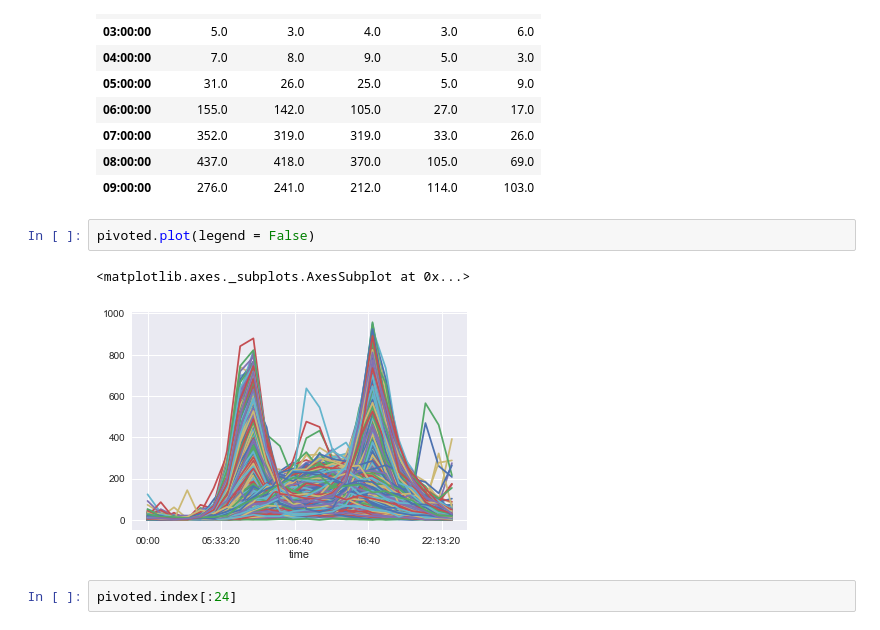
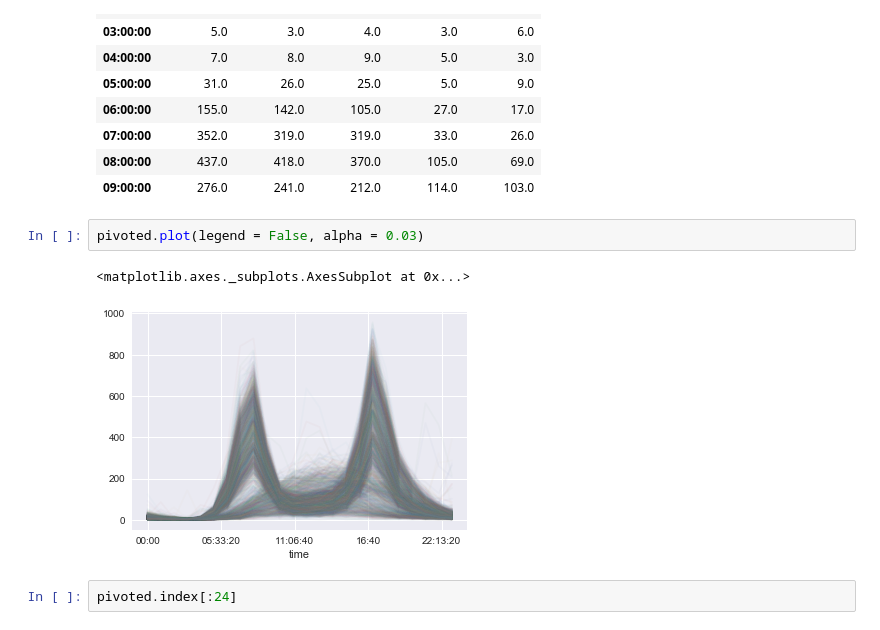
Before and after one commit to MrRutledge/Seattle_Bridge_Data_work_flow, a Jupyter notebook: DataWorkFlow1.ipynb, the cells around one changed output. Cells and saved outputs as stored; diff of their text form.

```diff
--- a/DataWorkFlow1.ipynb
+++ b/DataWorkFlow1.ipynb
@@ -122,10 +120,10 @@ pivoted.iloc[:10,:5]
 | 08:00:00 | 437.0 | 418.0 | 370.0 | 105.0 | 69.0 |
 | 09:00:00 | 276.0 | 241.0 | 212.0 | 114.0 | 103.0 |
 # %%
-pivoted.plot(legend = False)
+pivoted.plot(legend = False, alpha = 0.03)
 # %% [output]
 <matplotlib.axes._subplots.AxesSubplot at 0x...>
-[figure, old version]
+[figure, new version]
 # %%
 pivoted.index[:24]
 # %% [output]
```
Also changed, not shown: parts of 16 cells of this notebook, 1 other file.
